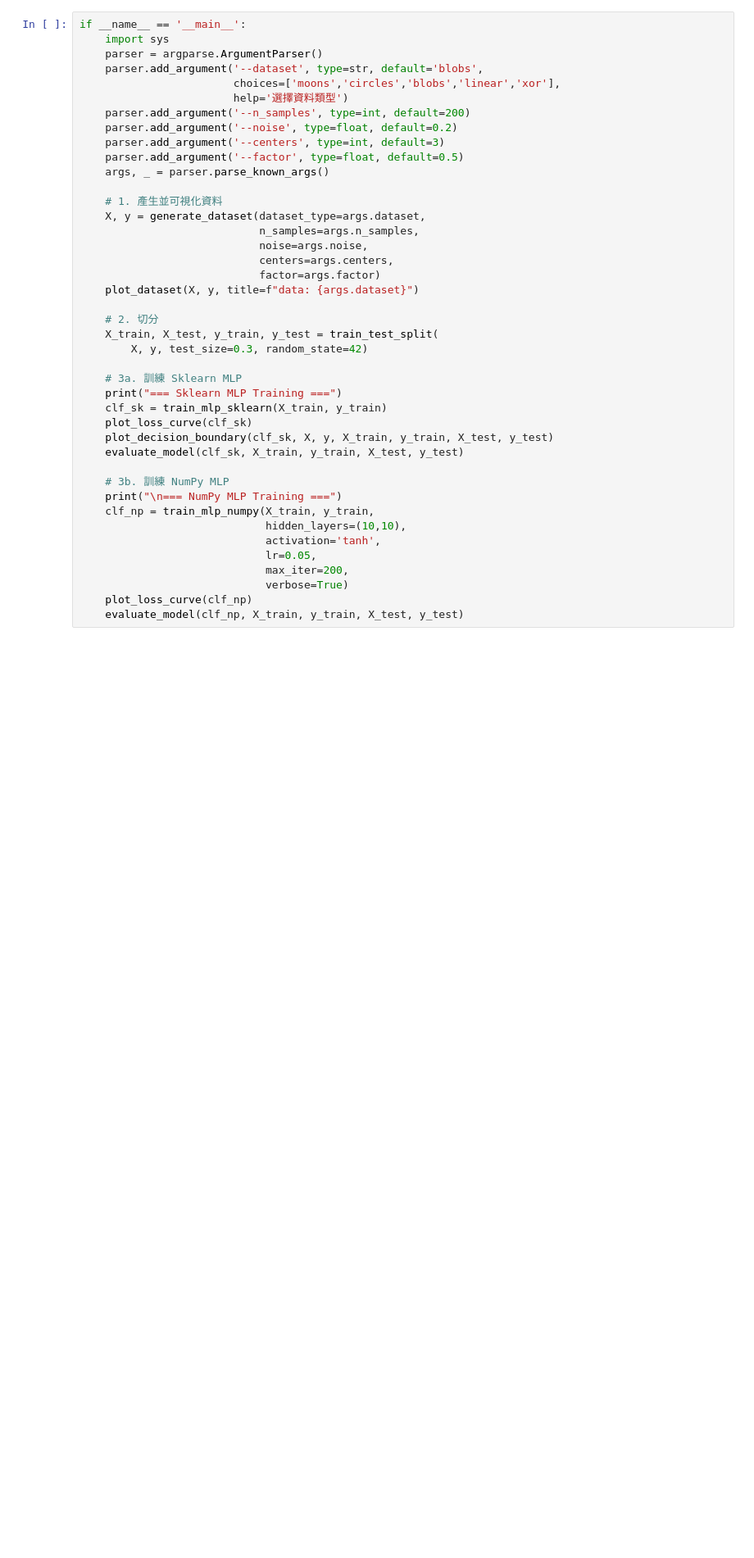
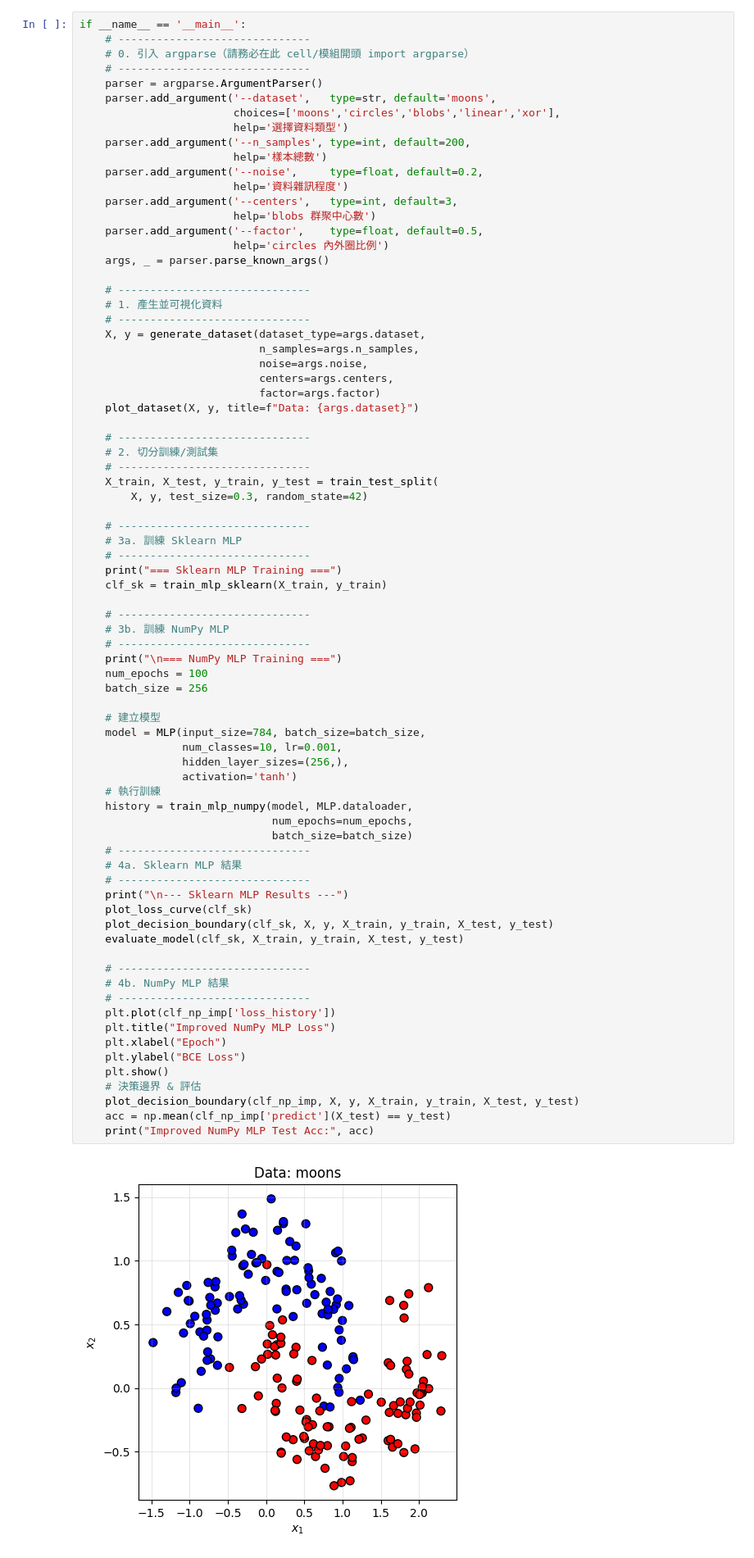
Before and after one commit to chjason123/machine_learning, a Jupyter notebook: HW1/MLP.ipynb, the cells around one changed output. Shown: that part at 82% size. Drawn from its saved outputs; the diff is of its cells as text; blank space fills up the shorter version.

```diff
--- a/HW1/MLP.ipynb
+++ b/HW1/MLP.ipynb
@@ -278,44 +326,80 @@ def evaluate_model(clf, X_train, y_train, X_test, y_test):
 5. **NumPy MLP 訓練、繪圖、評估**
 # %%
 if __name__ == '__main__':
-    import sys
+    # ------------------------------
+    # 0. 引入 argparse（請務必在此 cell/模組開頭 import argparse）
+    # ------------------------------
     parser = argparse.ArgumentParser()
-    parser.add_argument('--dataset', type=str, default='blobs',
+    parser.add_argument('--dataset',   type=str, default='moons',
                         choices=['moons','circles','blobs','linear','xor'],
                         help='選擇資料類型')
-    parser.add_argument('--n_samples', type=int, default=200)
-    parser.add_argument('--noise', type=float, default=0.2)
-    parser.add_argument('--centers', type=int, default=3)
-    parser.add_argument('--factor', type=float, default=0.5)
+    parser.add_argument('--n_samples', type=int, default=200,
+                        help='樣本總數')
+    parser.add_argument('--noise',     type=float, default=0.2,
+                        help='資料雜訊程度')
+    parser.add_argument('--centers',   type=int, default=3,
+                        help='blobs 群聚中心數')
+    parser.add_argument('--factor',    type=float, default=0.5,
+                        help='circles 內外圈比例')
     args, _ = parser.parse_known_args()
 
+    # ------------------------------
     # 1. 產生並可視化資料
+    # ------------------------------
     X, y = generate_dataset(dataset_type=args.dataset,
                             n_samples=args.n_samples,
                             noise=args.noise,
                             centers=args.centers,
                             factor=args.factor)
-    plot_dataset(X, y, title=f"data: {args.dataset}")
+    plot_dataset(X, y, title=f"Data: {args.dataset}")
 
-    # 2. 切分
+    # ------------------------------
+    # 2. 切分訓練/測試集
+    # ------------------------------
     X_train, X_test, y_train, y_test = train_test_split(
         X, y, test_size=0.3, random_state=42)
 
+    # ------------------------------
     # 3a. 訓練 Sklearn MLP
+    # ------------------------------
     print("=== Sklearn MLP Training ===")
     clf_sk = train_mlp_sklearn(X_train, y_train)
+
+    # ------------------------------
+    # 3b. 訓練 NumPy MLP
+    # ------------------------------
+    print("\n=== NumPy MLP Training ===")
+    num_epochs = 100
+    batch_size = 256
+
+    # 建立模型
+    model = MLP(input_size=784, batch_size=batch_size,
+                num_classes=10, lr=0.001,
+                hidden_layer_sizes=(256,),
+                activation='tanh')
+    # 執行訓練
+    history = train_mlp_numpy(model, MLP.dataloader,
+                              num_epochs=num_epochs,
+                              batch_size=batch_size)
+    # ------------------------------
+    # 4a. Sklearn MLP 結果
+    # ------------------------------
+    print("\n--- Sklearn MLP Results ---")
     plot_loss_curve(clf_sk)
     plot_decision_boundary(clf_sk, X, y, X_train, y_train, X_test, y_test)
     evaluate_model(clf_sk, X_train, y_train, X_test, y_test)
 
-    # 3b. 訓練 NumPy MLP
-    print("\n=== NumPy MLP Training ===")
-    clf_np = train_mlp_numpy(X_train, y_train,
-                             hidden_layers=(10,10),
-                             activation='tanh',
-                             lr=0.05,
-                             max_iter=200,
-                             verbose=True)
-    plot_loss_curve(clf_np)
-    evaluate_model(clf_np, X_train, y_train, X_test, y_test)
+    # ------------------------------
+    # 4b. NumPy MLP 結果
+    # ------------------------------
+    plt.plot(clf_np_imp['loss_history'])
+    plt.title("Improved NumPy MLP Loss")
+    plt.xlabel("Epoch")
+    plt.ylabel("BCE Loss")
+    plt.show()
+    # 決策邊界 & 評估
+    plot_decision_boundary(clf_np_imp, X, y, X_train, y_train, X_test, y_test)
+    acc = np.mean(clf_np_imp['predict'](X_test) == y_test)
+    print("Improved NumPy MLP Test Acc:", acc)
 # %% [output]
+[figure, added]
```
Also changed, not shown: parts of 3 cells of this notebook.
